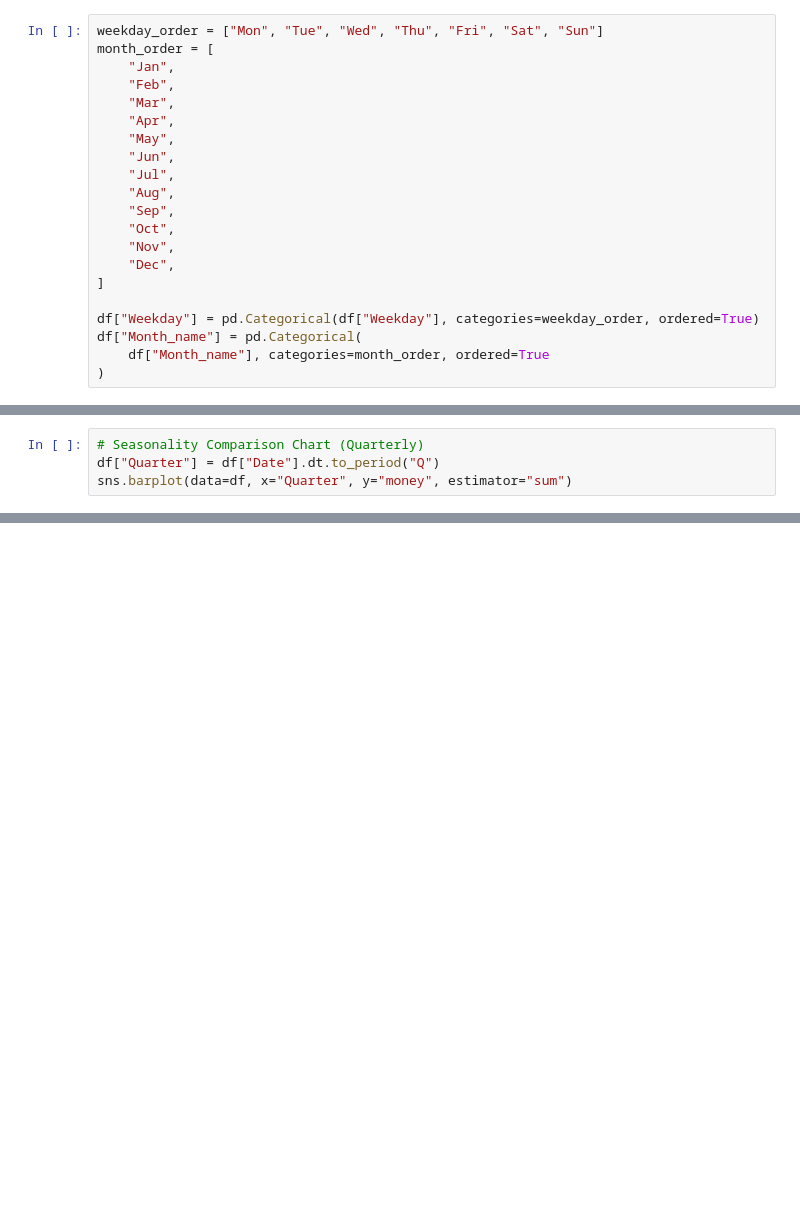
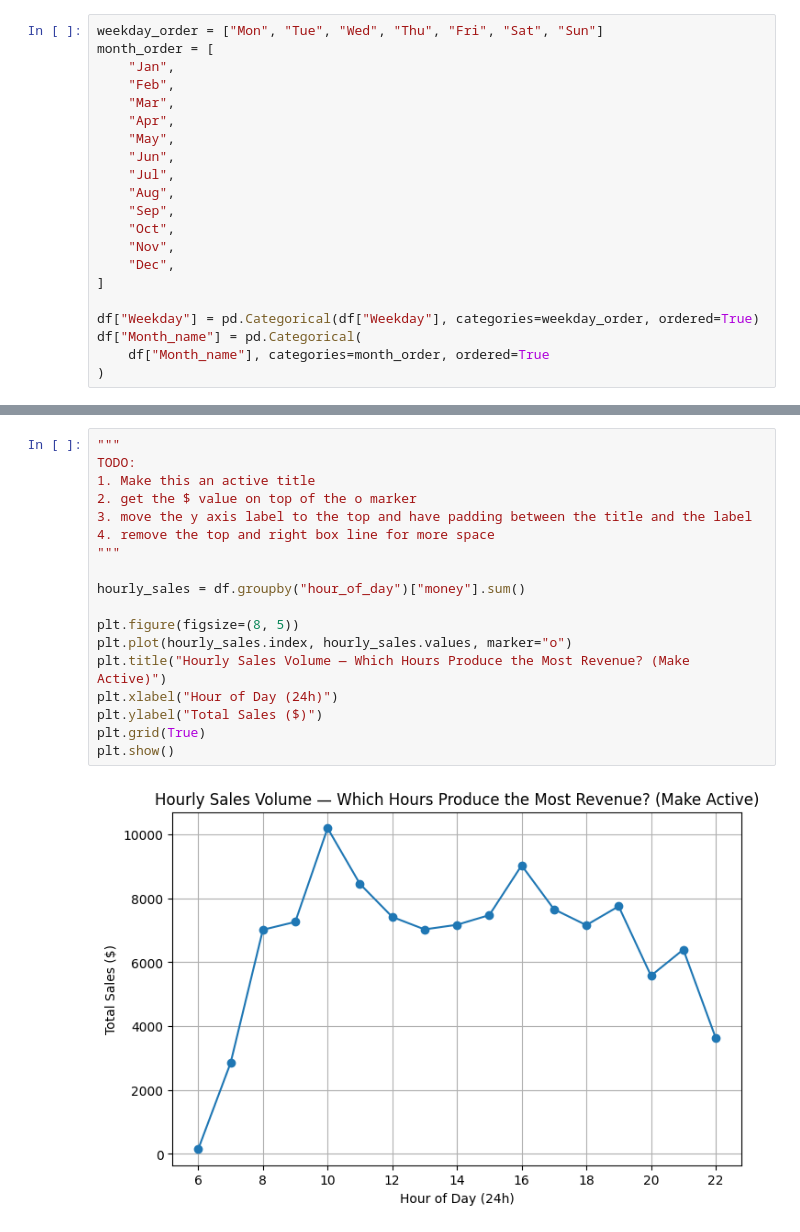
Before and after one commit to visheshgupta19/Memo-Assignment, a Jupyter notebook: memo.ipynb, the cells around one changed output, grey strips where cells are left out. Drawn from its saved outputs; the diff is of its cells as text; blank space fills up the shorter version.

```diff
--- a/memo.ipynb
+++ b/memo.ipynb
@@ -285,4 +99,0 @@ plt.plot(df_month.index, df_month.values)
-# %%
-# Seasonality Comparison Chart (Quarterly)
-df["Quarter"] = df["Date"].dt.to_period("Q")
-sns.barplot(data=df, x="Quarter", y="money", estimator="sum")
@@ -356,0 +166,20 @@ Text(0.5, 1.0, 'Coffee Popularity vs. Revenue')
+# %%
+"""
+TODO:
+1. Make this an active title
+2. get the $ value on top of the o marker
+3. move the y axis label to the top and have padding between the title and the label
+4. remove the top and right box line for more space
+"""
+
+hourly_sales = df.groupby("hour_of_day")["money"].sum()
+
+plt.figure(figsize=(8, 5))
+plt.plot(hourly_sales.index, hourly_sales.values, marker="o")
+plt.title("Hourly Sales Volume — Which Hours Produce the Most Revenue? (Make Active)")
+plt.xlabel("Hour of Day (24h)")
+plt.ylabel("Total Sales ($)")
+plt.grid(True)
+plt.show()
+# %% [output]
+[figure, added]
```
Also changed, not shown: parts of 36 cells of this notebook, 1 other file.
